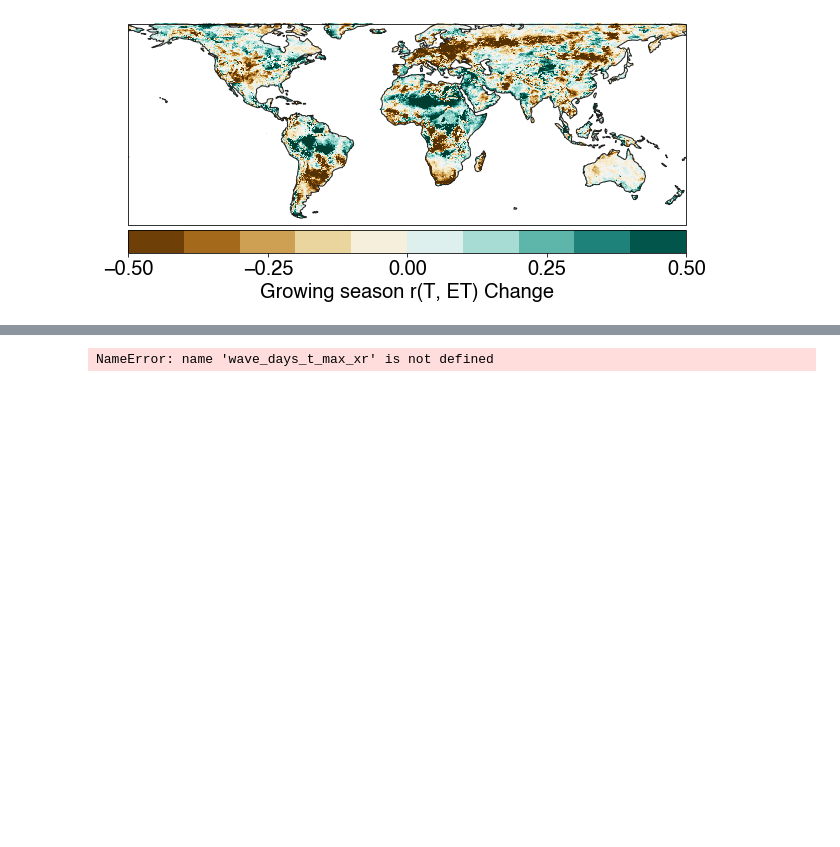
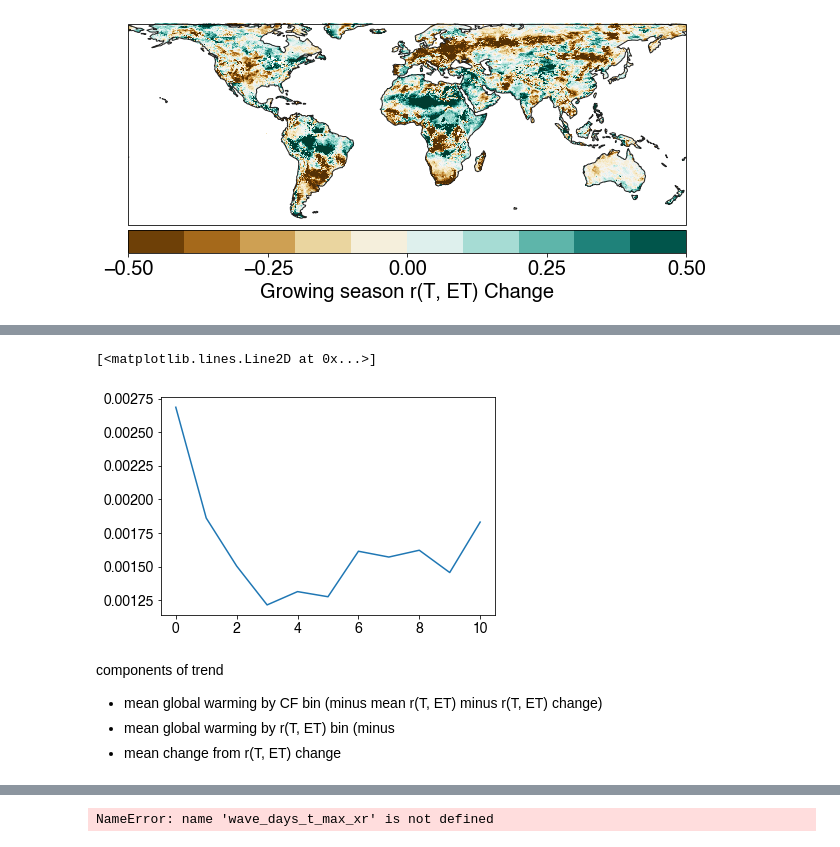
Before and after one commit to ecoffel/2021-heat, a Jupyter notebook: ht_tx_on_tw_analysis.ipynb, the cells around one changed output, grey strips where cells are left out. Saved outputs shown, nothing was run; the diff lists cells and outputs as text; code cells hidden in the pictures; blank space fills up the shorter version.

```diff
--- a/ht_tx_on_tw_analysis.ipynb
+++ b/ht_tx_on_tw_analysis.ipynb
@@ -1574,0 +1026,30 @@ cb.set_label('Tw during Tx (Percentile)')
+# %%
+cf_bin_step = .1
+cf_bins = np.arange(0, .81, cf_bin_step)
+
+coefs_cf = []
+coefs_rt = []
+coefs_rt_diff = []
+
+pvals_cf = []
+pvals_rt = []
+pvals_rt_diff = []
+
+for c, cur_bin in enumerate(cf_bins):
+
+    if c == 0:
+        ind_cf_all = np.where((data['cf'] < .01))[0]
+    elif c == cf_bins.size-1:
+        ind_cf_all = np.where((data['cf'] > cur_bin-cf_bin_step))[0]
+    else:
+        ind_cf_all = np.where((data['cf'] > cur_bin-cf_bin_step) & (data['cf'] <= cur_bin))[0]
+
+    mdl_cur = smf.ols(formula='tw_during_tx_trend ~ cf + r_t_et + r_t_et_diff', data=df, subset = ind_cf_all).fit()
+
+    coefs_cf.append(mdl_cur.params['cf'])
+    coefs_rt.append(mdl_cur.params['r_t_et'])
+    coefs_rt_diff.append(mdl_cur.params['r_t_et_diff'])
+
+    pvals_cf.append(mdl_cur.pvalues['cf'])
+    pvals_rt.append(mdl_cur.pvalues['r_t_et'])
+    pvals_rt_diff.append(mdl_cur.pvalues['r_t_et_diff'])
@@ -1574,0 +1429,10 @@ cb.set_label('Tw during Tx (Percentile)')
+# %%
+plt.plot(tx_during_tx_trend_rt_anom_binned)
+# %% [output]
+[<matplotlib.lines.Line2D at 0x...>]
+[figure, added]
+# %% [markdown]
+components of trend
+- mean global warming by CF bin (minus mean r(T, ET) minus r(T, ET) change)
+- mean global warming by r(T, ET) bin (minus
+- mean change from r(T, ET) change
```
Also changed, not shown: parts of 59 cells of this notebook.
